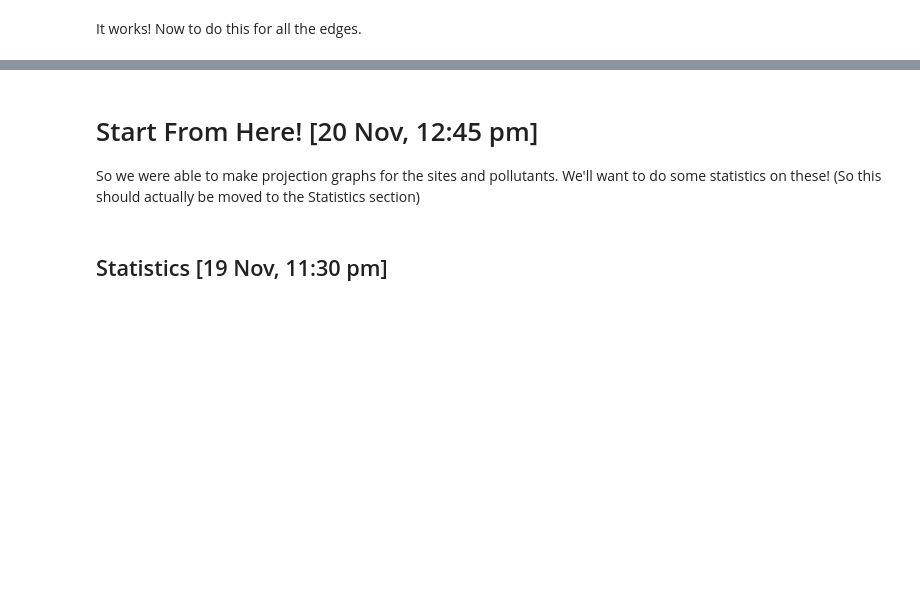
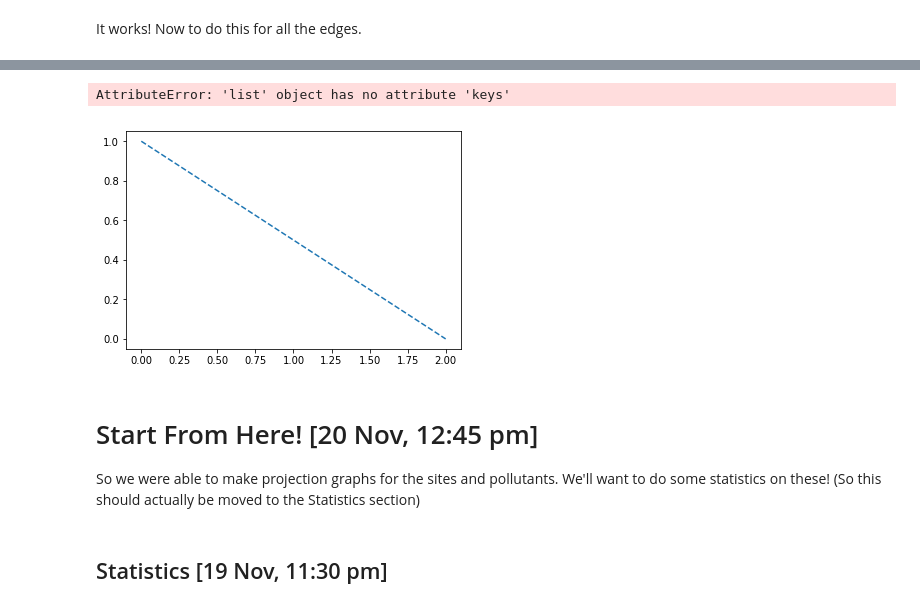
Before and after one commit to afly6899/Network_Science_Project, a Jupyter notebook: Graphing the Networks.ipynb, the cells around one changed output, grey strips where cells are left out. Cells and saved outputs as stored; diff of their text form; code cells hidden in the pictures; blank space fills up the shorter version.

```diff
--- a/Graphing the Networks.ipynb
+++ b/Graphing the Networks.ipynb
@@ -25,10 +66,10 @@ I want to see if we can store the edge information in a smart way to later do so
 #### Edge Collapsing Test [19 Nov, 12 am]
 By "Collapsing", I mean getting all the edge info into a single thing.
 # %%
-# First edge I found
-U = '335112118090403'
-V = 'phosphorus'
-E = [] # will hold all the edge data
-for u,v,e in site_pollutant_graph.edges(data=True):
-    if u == U and v == V:
-        E.append(e)
+# # First edge I found
+# U = '335112118090403'
+# V = 'phosphorus'
+# E = [] # will hold all the edge data
+# for u,v,e in site_pollutant_graph.edges(data=True):
+#     if u == U and v == V:
+#         E.append(e)
@@ -86,0 +174,11 @@ for u,v,e in site_pollutant_graph.edges(data=True):
+# %%
+start_time = time.time()
+sites_edge_counts = {}
+sites_edge_keys   = {}
+for u,v,k in sites_graph.edges(keys = True):
+    if (u,v) not in sites_edge_counts:
+        sites_edge_counts[(u,v)] = 0
+        sites_edge_keys[(u,v)] = []
+    sites_edge_counts[(u,v)] += 1
+    sites_edge_keys[(u,v)].append(k)
+print("Finding counts of edges in site multigraph:", time.time() - start_time)
@@ -87 +219,11 @@ for u,v,e in site_pollutant_graph.edges(data=True):
+# %%
+
+
+plt.plot([0,2],[1,0], '--')
+output = plot_loglog(sorted(sites_edge_counts.values()))
+plt.plot([0,2],[1,0], '--')
+plt.draw()
+# %% [output]
+AttributeError: 'list' object has no attribute 'keys'
+[figure, added]
 # %%
```
Also changed, not shown: parts of 46 cells of this notebook, 1 other file.
